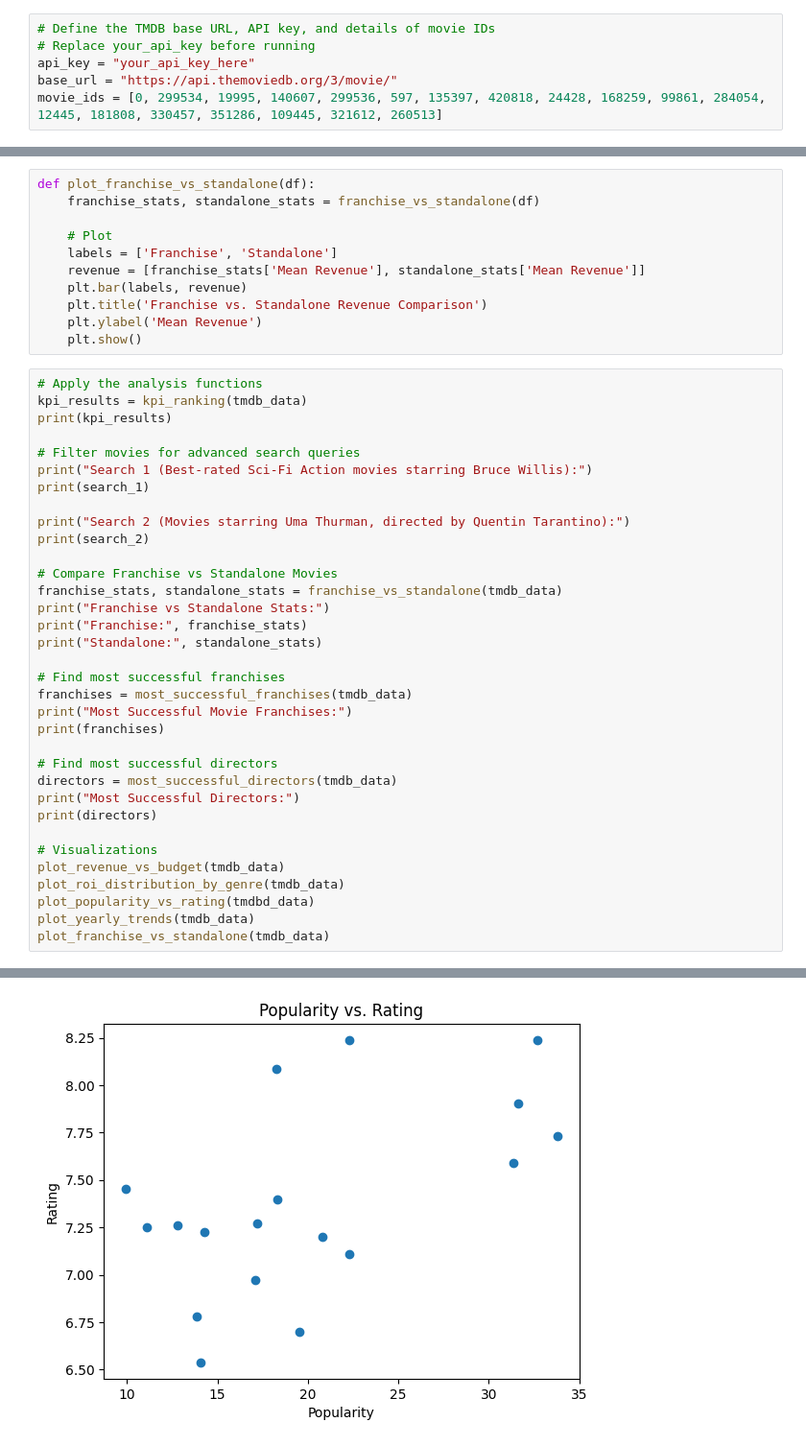
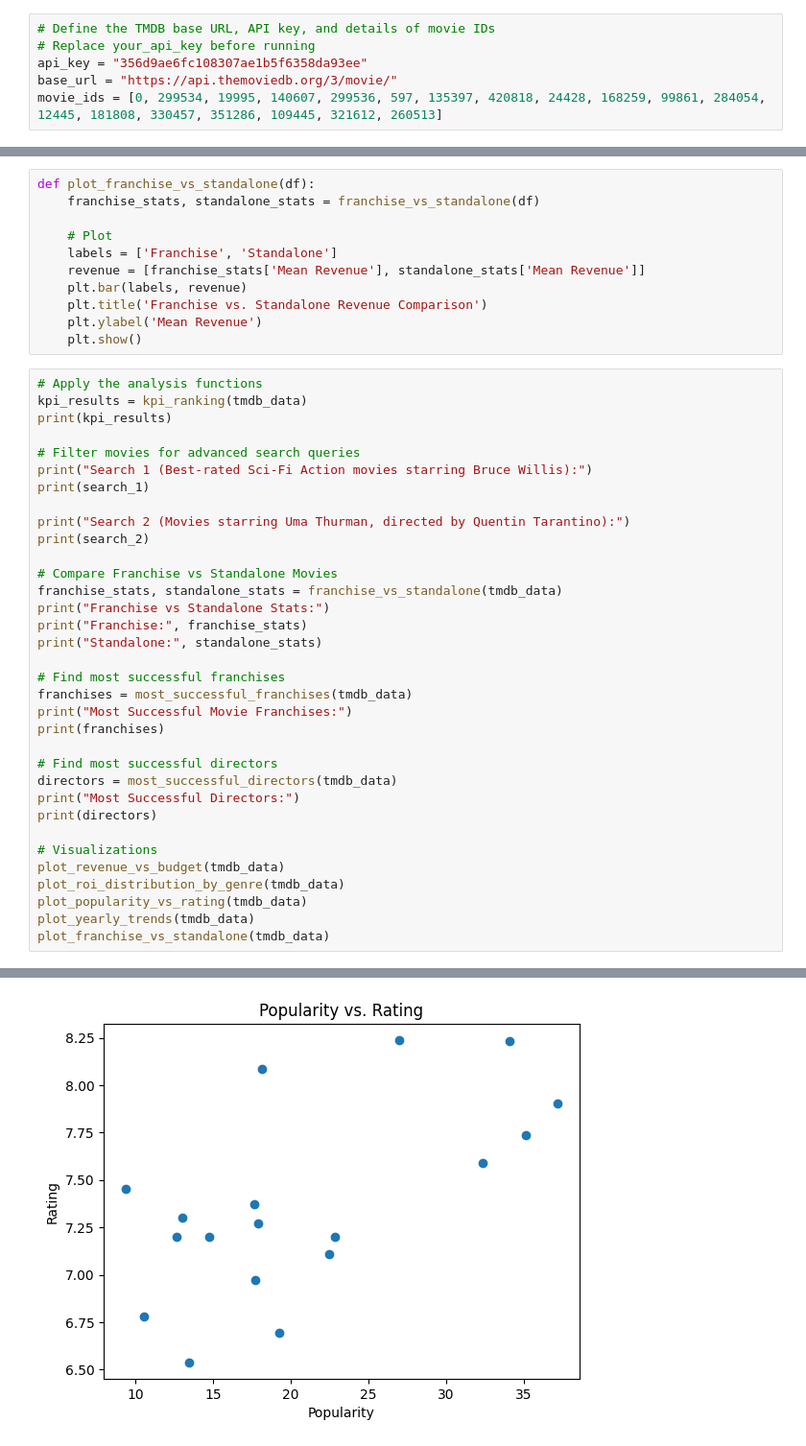
Before and after one commit to Eugenia-DE/data-portfolio, a Jupyter notebook: tmdb-analysis/notebooks/tmdb-analysis.ipynb, the cells around one changed output, grey strips where cells are left out. Shown at 96% size. Cells and saved outputs as stored; diff of their text form.

```diff
--- a/tmdb-analysis/notebooks/tmdb-analysis.ipynb
+++ b/tmdb-analysis/notebooks/tmdb-analysis.ipynb
@@ -8,7 +8,7 @@ import matplotlib.pyplot as plt
 # %%
 # Define the TMDB base URL, API key, and details of movie IDs
 # Replace your_api_key before running
-api_key = "your_api_key_here"
+api_key = "356d9ae6fc108307ae1b5f6358da93ee"
 base_url = "https://api.themoviedb.org/3/movie/"
 movie_ids = [0, 299534, 19995, 140607, 299536, 597, 135397, 420818, 24428, 168259, 99861, 284054, 12445, 181808, 330457, 351286, 109445, 321612, 260513]
 # %%
@@ -886,7 +863,7 @@ print(directors)
 # Visualizations
 plot_revenue_vs_budget(tmdb_data)
 plot_roi_distribution_by_genre(tmdb_data)
-plot_popularity_vs_rating(tmdbd_data)
+plot_popularity_vs_rating(tmdb_data)
 plot_yearly_trends(tmdb_data)
 plot_franchise_vs_standalone(tmdb_data)
 # %% [output]
@@ -910,5 +887,5 @@ Ryan Coogler               1     1349926083       7.4000
 [figure]
 [figure]
-[figure, old version]
+[figure, new version]
 [figure]
 [figure]
```
Also changed, not shown: parts of 5 cells of this notebook, 1 other file.
